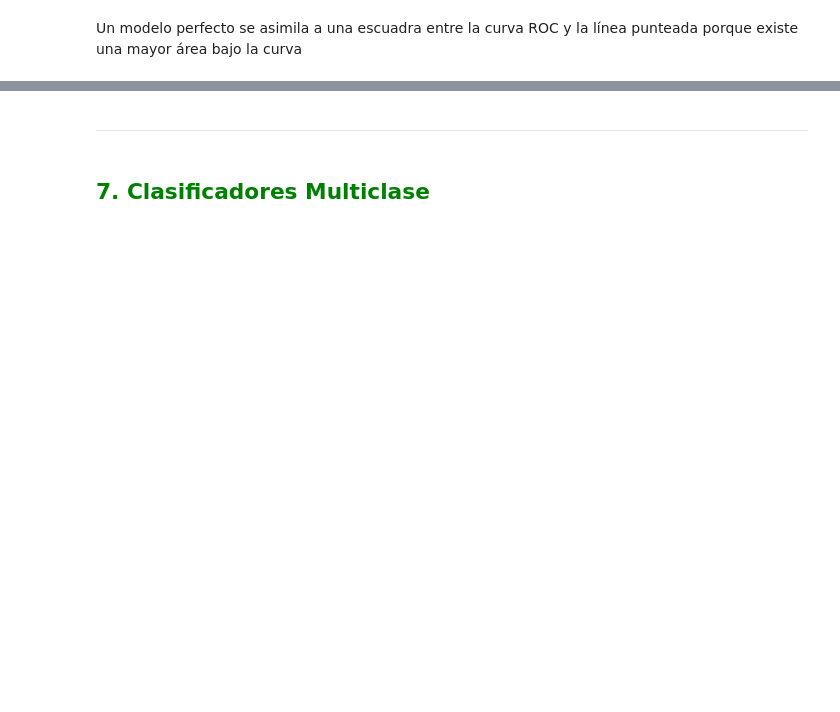
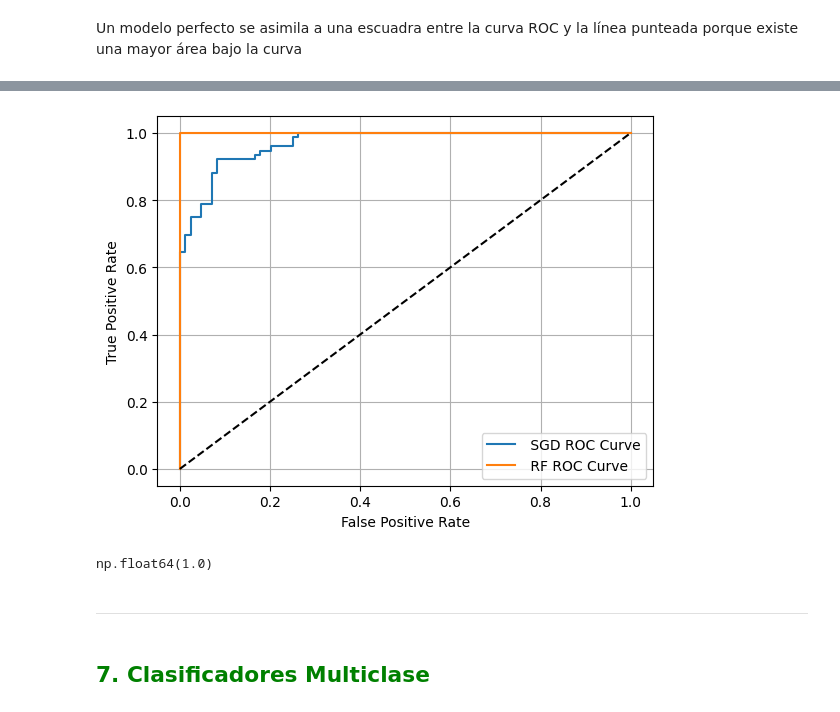
Before and after one commit to cesarhdzf/6IV8_HernandezFeregrinoCesarArturo_AD, a Jupyter notebook: ElementosBasicosEstadistica/Cap3_plantilla.ipynb, the cells around one changed output, grey strips where cells are left out. Cells and saved outputs as stored; diff of their text form; code cells hidden in the pictures; blank space fills up the shorter version.

```diff
--- a/ElementosBasicosEstadistica/Cap3_plantilla.ipynb
+++ b/ElementosBasicosEstadistica/Cap3_plantilla.ipynb
@@ -426,9 +439,26 @@ Un modelo perfecto se asimila a una escuadra entre la curva ROC y la línea punt
 # %%
 #Compararlo con el modelo de random forest
+y_forest = cross_val_predict(rfc,x_train,y_train_c,cv=3,method="predict_proba")
+y_scores_forests = y_forest[:,1]
+fpr_forest, tpr_forest, umbral_forest = roc_curve(y_train_c, y_scores_forests)
 # %%
 #Graficar la curva ROC y la predicción de random forest
+plt.plot(fpr, tpr, label=" SGD ROC Curve")
+plt.plot(fpr_forest, tpr_forest, label=" RF ROC Curve")
+plt.plot([0, 1],[0, 1], 'k--')
+plt.legend()
+plt.ylabel("True Positive Rate")
+plt.xlabel("False Positive Rate")
+plt.grid()
+plt.show()
+# %% [output]
+[figure, added]
 # %%
 #Calcular el puntaje (área bajo la curva) de random forest
+from sklearn.metrics import roc_auc_score
+roc_auc_score(y_train_c,y_scores_forests)
+# %% [output]
+np.float64(1.0)
 # %% [markdown]
 ***
 # %% [markdown]
```
Also changed, not shown: parts of 11 cells of this notebook.
